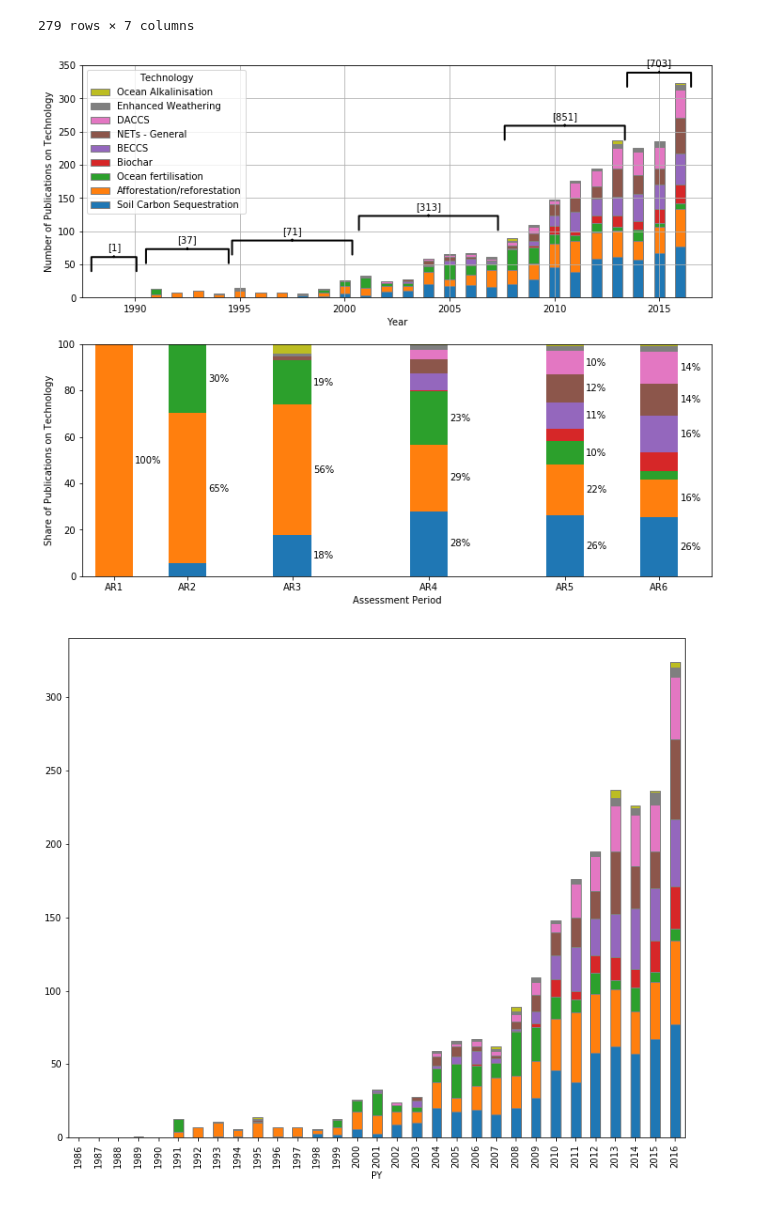
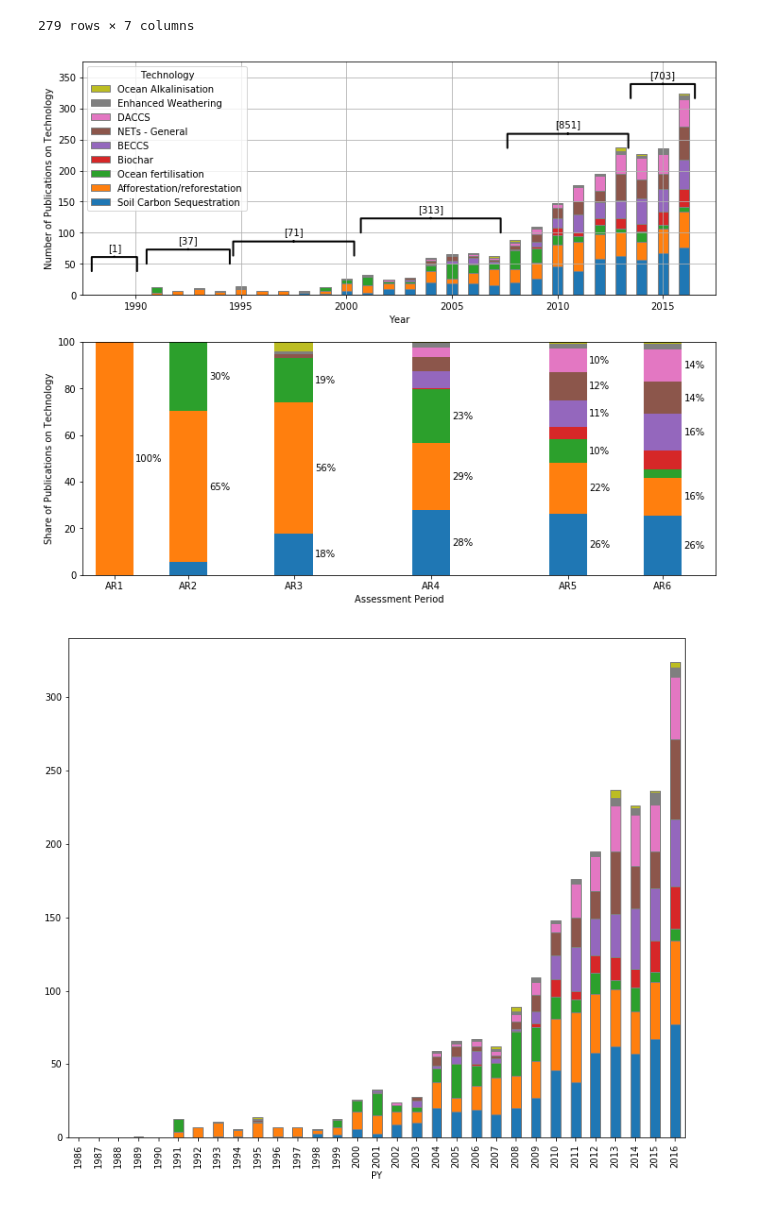
Before and after one commit to mcc-apsis/NETs-review, a Jupyter notebook: general_nets_plots.ipynb, the cells around one changed output. Cells and saved outputs as stored; diff of their text form; code cells hidden in the pictures.

```diff
--- a/general_nets_plots.ipynb
+++ b/general_nets_plots.ipynb
@@ -257,7 +271,7 @@ ax.grid(True)
 
 ax.set_xlim(xmax=2016-syear+1.5)
 ax.set_xlim(xmin=xmin)
-ax.set_ylim(ymax=350)
+ax.set_ylim(ymax=375)
 
 mids = []
 
@@ -292,34 +306,34 @@ for name, group in bypy.groupby('ar_name'):
                 mid,v,bottom=b,align="center",
                 width=bwidth,color=handles[h].patches[0]._facecolor
             )
             if v > 10:
                 ax2.text(mid+bwidth*0.5+0.1,b+v*0.5,"{}%".format(round(v)),va="center")
             b+=v
         h+=1
 
 ax = ax2
 
 for tick in ax.get_xticklabels():
     tick.set_rotation(0)
 
 
 legend = ax.legend()#handles[::-1], labels[::-1],title='Technology')
 #legend.remove()
 
 ax.xaxis.set_ticks(mids)
 ax.xaxis.set_ticklabels(["AR1","AR2","AR3","AR4","AR5","AR6"])
 
 ax.set_xlabel('Assessment Period')
 ax.set_ylabel('Share of Publications on Technology')
 
 ax.set_xlim(xmax=2016-syear+1.5)
 ax.set_xlim(xmin=xmin)
 
 plt.savefig('plots/general/all_ars.png',bbox_inches='tight')
 
 plt.show()
 # %% [output]
-[figure, old version]
+[figure, new version]
 # %%
 pdf.plot.bar(
     stacked=True,
```
Also changed, not shown: parts of 1 cell of this notebook, 4 other files.
